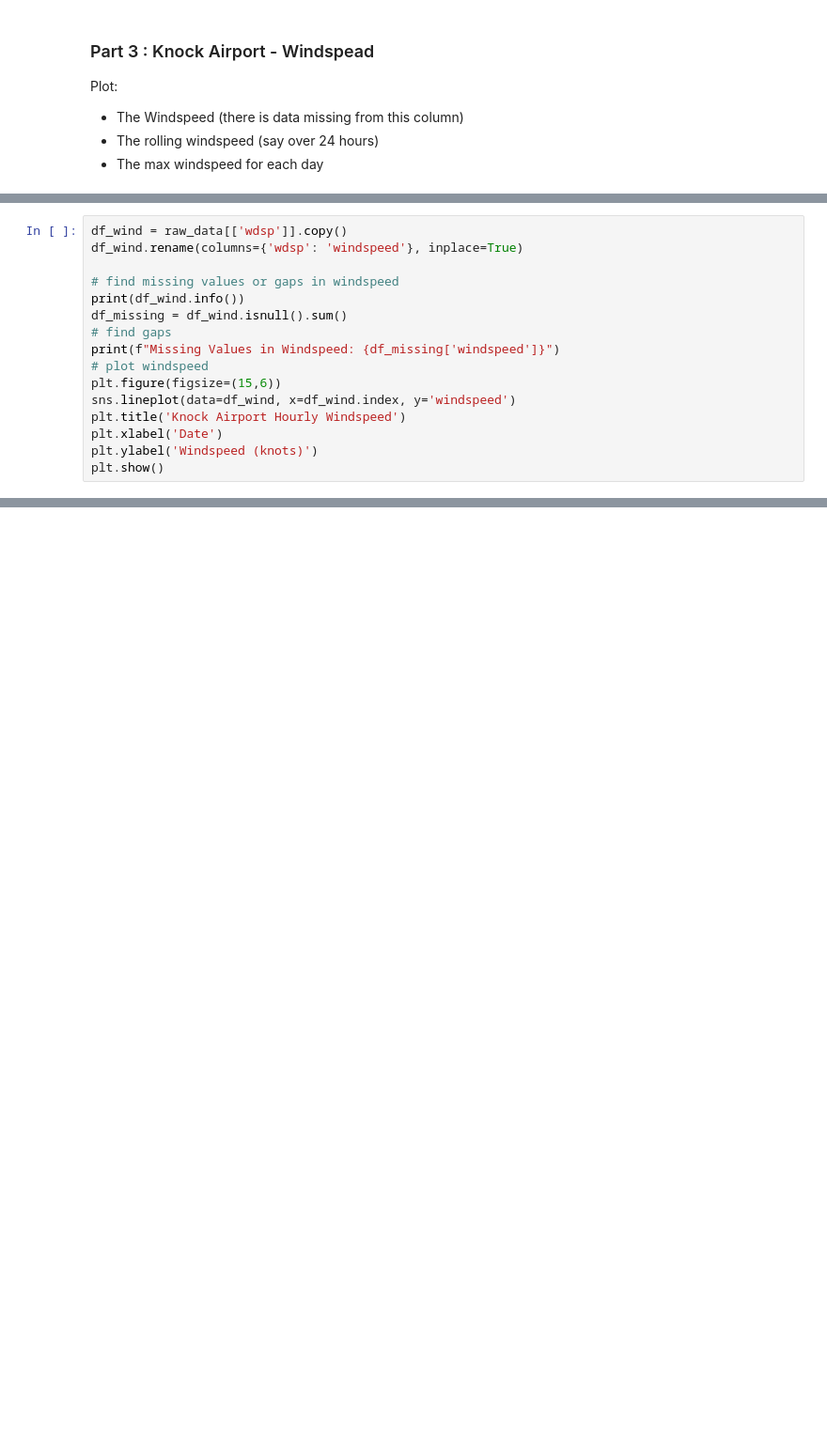
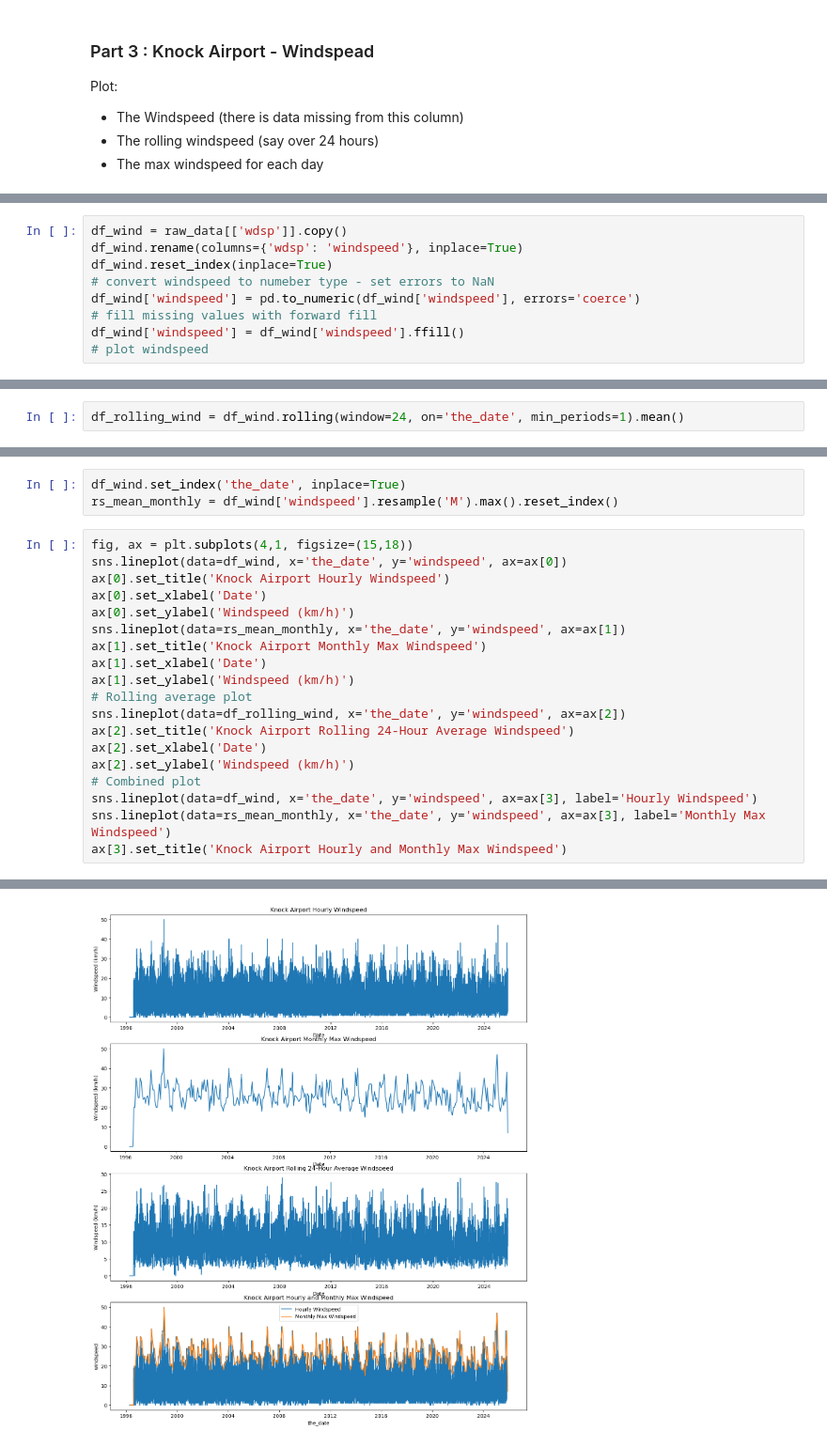
Before and after one commit to clydewatts1/PFDA-programming-for-data-analytics, a Jupyter notebook: assignments/assignment_6_Weather.ipynb, the cells around one changed output, grey strips where cells are left out. Shown at 94% size. Cells and saved outputs as stored; diff of their text form; blank space fills up the shorter version.

Commit message:
Added part 3 wind - MVP

```diff
--- a/assignments/assignment_6_Weather.ipynb
+++ b/assignments/assignment_6_Weather.ipynb
@@ -187,16 +189,9 @@ Plot:
 # %%
 df_wind = raw_data[['wdsp']].copy()
 df_wind.rename(columns={'wdsp': 'windspeed'}, inplace=True)
-
-# find missing values or gaps in windspeed
-print(df_wind.info())
-df_missing = df_wind.isnull().sum()
-# find gaps
-print(f"Missing Values in Windspeed: {df_missing['windspeed']}")
+df_wind.reset_index(inplace=True)
+# convert windspeed to numeber type - set errors to NaN
+df_wind['windspeed'] = pd.to_numeric(df_wind['windspeed'], errors='coerce')
+# fill missing values with forward fill
+df_wind['windspeed'] = df_wind['windspeed'].ffill()
 # plot windspeed
-plt.figure(figsize=(15,6))
-sns.lineplot(data=df_wind, x=df_wind.index, y='windspeed')
-plt.title('Knock Airport Hourly Windspeed')
-plt.xlabel('Date')
-plt.ylabel('Windspeed (knots)')
-plt.show()
@@ -215,0 +202,2 @@ TypeError: 'value' must be an instance of str or bytes, not a int
+# %%
+df_rolling_wind = df_wind.rolling(window=24, on='the_date', min_periods=1).mean()
@@ -215,0 +206,23 @@ TypeError: 'value' must be an instance of str or bytes, not a int
+# %%
+df_wind.set_index('the_date', inplace=True)
+rs_mean_monthly = df_wind['windspeed'].resample('M').max().reset_index()
+# %%
+fig, ax = plt.subplots(4,1, figsize=(15,18))
+sns.lineplot(data=df_wind, x='the_date', y='windspeed', ax=ax[0])
+ax[0].set_title('Knock Airport Hourly Windspeed')
+ax[0].set_xlabel('Date')
+ax[0].set_ylabel('Windspeed (km/h)')
+sns.lineplot(data=rs_mean_monthly, x='the_date', y='windspeed', ax=ax[1])
+ax[1].set_title('Knock Airport Monthly Max Windspeed')
+ax[1].set_xlabel('Date')
+ax[1].set_ylabel('Windspeed (km/h)')
+# Rolling average plot
+sns.lineplot(data=df_rolling_wind, x='the_date', y='windspeed', ax=ax[2])
+ax[2].set_title('Knock Airport Rolling 24-Hour Average Windspeed')
+ax[2].set_xlabel('Date')
+ax[2].set_ylabel('Windspeed (km/h)')
+# Combined plot
+sns.lineplot(data=df_wind, x='the_date', y='windspeed', ax=ax[3], label='Hourly Windspeed')
+sns.lineplot(data=rs_mean_monthly, x='the_date', y='windspeed', ax=ax[3], label='Monthly Max Windspeed')
+ax[3].set_title('Knock Airport Hourly and Monthly Max Windspeed')
+# %% [output]
@@ -215,0 +230 @@ TypeError: 'value' must be an instance of str or bytes, not a int
+[figure, added]
```
Also changed, not shown: parts of 9 cells of this notebook.
